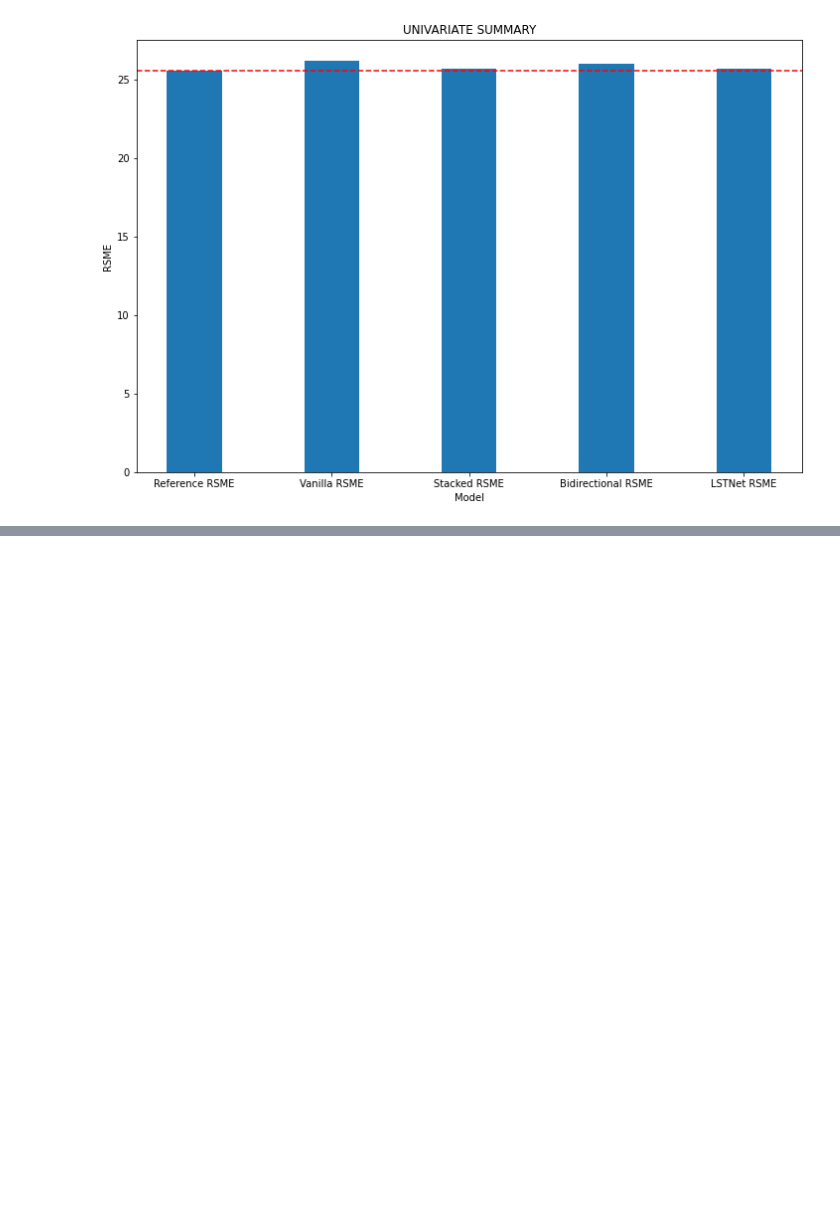
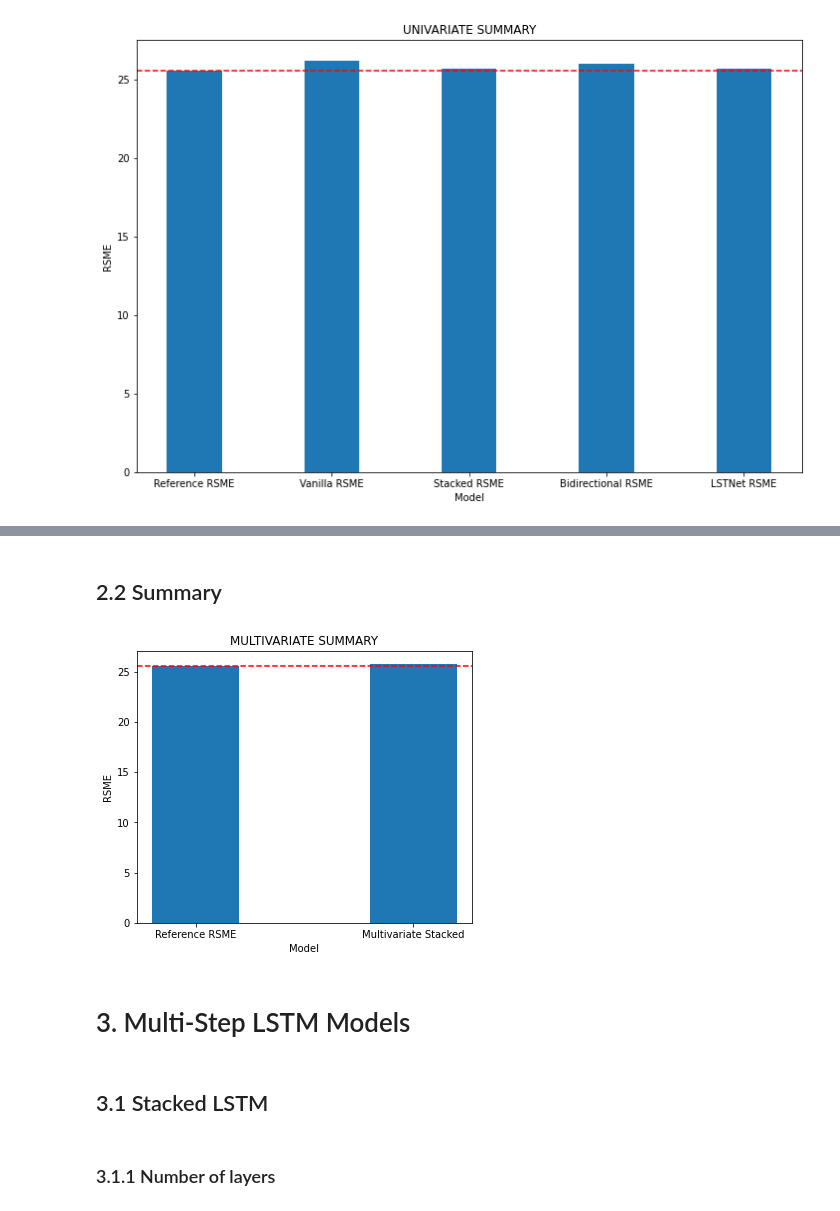
Before and after one commit to darkosarajkic997/StockPricePrediction, a Jupyter notebook: StockPriceTimeSeriesPrediction.ipynb, the cells around one changed output, grey strips where cells are left out. Cells and saved outputs as stored; diff of their text form; code cells hidden in the pictures; blank space fills up the shorter version.

```diff
--- a/StockPriceTimeSeriesPrediction.ipynb
+++ b/StockPriceTimeSeriesPrediction.ipynb
@@ -755,0 +886,15 @@ plt.show()
+# %% [markdown]
+## 2.2 Summary
+# %%
+fig = plt.figure(figsize = (6, 5))
+
+plt.bar(['Reference RSME','Multivariate Stacked'], [REF_RSME,multivariate_rsme], width = 0.4)
+plt.axhline(y=REF_RSME, color='r', linestyle='--')
+plt.xlabel("Model")
+plt.ylabel("RSME")
+plt.title("MULTIVARIATE SUMMARY")
+plt.show()
+# %% [output]
+[figure, added]
+# %% [markdown]
+# 3. Multi-Step LSTM Models
@@ -755,0 +929,4 @@ plt.show()
+# %% [markdown]
+## 3.1 Stacked LSTM
+# %% [markdown]
+### 3.1.1 Number of layers
```
Also changed, not shown: parts of 38 cells of this notebook, 1 other file.
